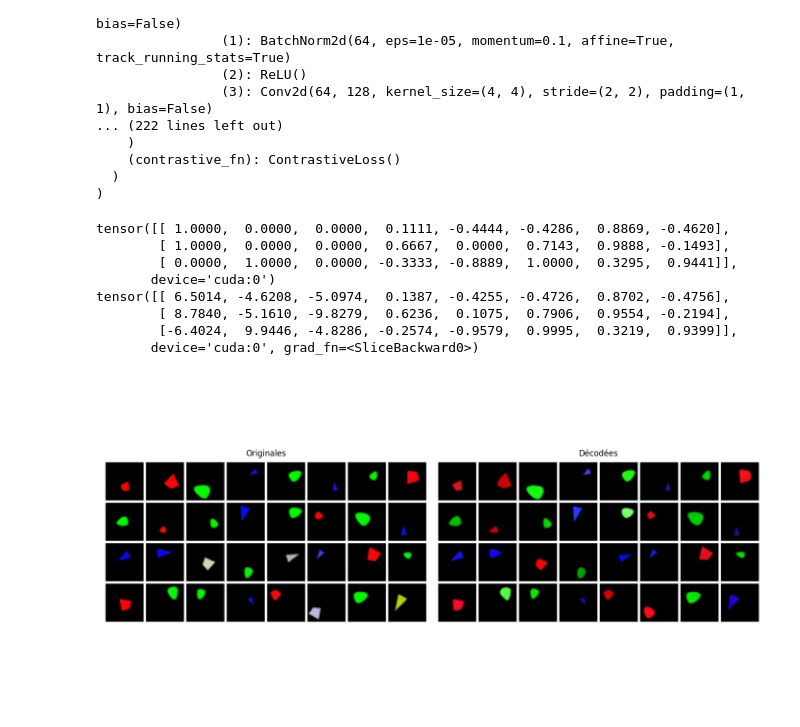
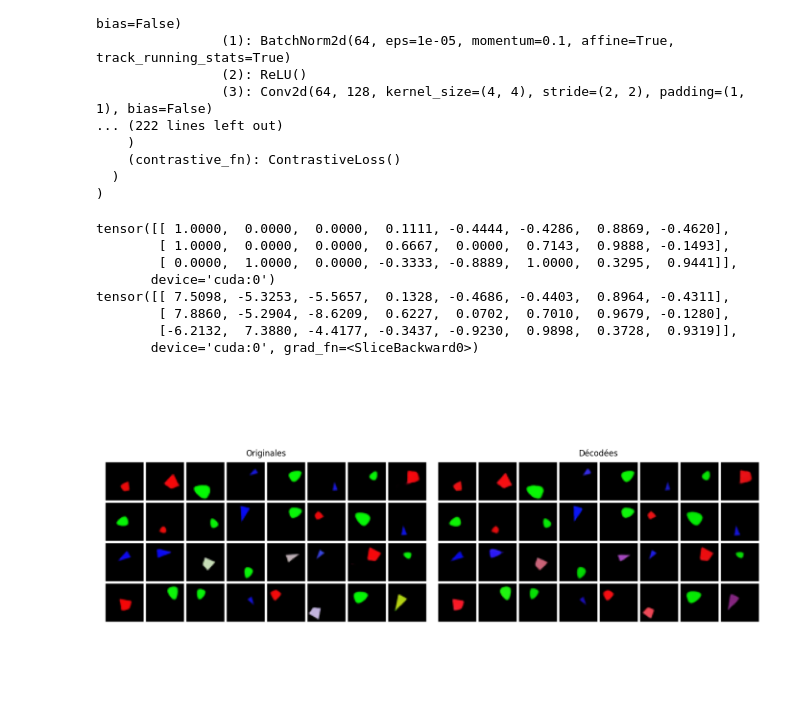
Before and after one commit to lucas-ch/gwsyn, a Jupyter notebook: test.ipynb, the cells around one changed output. Saved outputs shown, nothing was run; the diff lists cells and outputs as text; code cells hidden in the pictures.

Commit message:
handle fuse

```diff
--- a/test.ipynb
+++ b/test.ipynb
@@ -97,5 +103,30 @@ train_samples = data_module.get_samples("train", 32)
 train_samples = batch_to_device(train_samples, device)
+# %%
+class FusionMethod(SelectionBase):
+    def __init__(self, n_samples: int = 32, fusion_attr_weight: float = 0.5):
+        super().__init__()
+        self.n_samples = n_samples
+        self.fusion_attr_weight = fusion_attr_weight
+    def forward(
+        self, domains: Mapping[str, torch.Tensor], encodings_pre_fusion: Mapping[str, torch.Tensor]
+    ) -> dict[str, torch.Tensor]:
+        # If only one domain, we keep it
+        if len(domains) == 1:
+            return {domain: torch.ones(self.n_samples).to(device) for domain in domains}
+        else:
+            selection: dict[str, torch.Tensor] = {}
+            for domain in domains:
+                # We only keep the visual latents
+                if domain == "v_latents":
+                    selection["v_latents"] = (torch.ones(self.n_samples)*(1 - self.fusion_attr_weight)).to(device)
+                else:
+                    # and set 0 to all other domain
+                    selection[domain] = (torch.ones(self.n_samples)*self.fusion_attr_weight).to(device)
+            return selection
 # %%
+# get translations: train samples to gw latent and fusion then back to modal
+selection_mod = FusionMethod(n_samples, fusion_attr_weight)
+
 visual_module = cast(VisualLatentDomainModule, global_workspace.domain_mods["v_latents"])
 train_paired_samples = train_samples[frozenset(["v_latents", "attr"])]
 
@@ -104,51 +135,66 @@ train_attr = torch.cat((train_paired_samples["attr"][0], train_paired_samples["a
 
 unimodal_latents = global_workspace.encode_domains(train_samples)
 gw_latents = global_workspace.encode(unimodal_latents)
+gw_latents_fusion = global_workspace.encode_and_fuse(unimodal_latents, selection_mod)
+
 gw_latents_decoded = global_workspace.decode(gw_latents[frozenset({'attr'})], ["v_latents", "attr"])
+gw_latents_fusion_decoded = global_workspace.decode(gw_latents_fusion, ["v_latents", "attr"])
 
 attr_decoded = gw_latents_decoded["attr"]["attr"]
 images_decoded = visual_module.decode_images(gw_latents_decoded['attr']['v_latents'])
+
+attr_fusion_decoded = gw_latents_fusion_decoded[frozenset({'v_latents', 'attr'})]['attr']
+images_fusion_decoded = visual_module.decode_images(gw_latents_fusion_decoded[frozenset({'v_latents', 'attr'})]['v_latents'])
 # %%
+show_results_fusion = True
+
+result_attr = attr_decoded
+result_images = images_decoded
+
+if show_results_fusion:
+    result_attr = attr_fusion_decoded
+    result_images = images_fusion_decoded
+
 print(train_attr[0:3])
-print(attr_decoded[0:3])
+print(result_attr[0:3])
 # %% [output]
 tensor([[ 1.0000,  0.0000,  0.0000,  0.1111, -0.4444, -0.4286,  0.8869, -0.4620],
         [ 1.0000,  0.0000,  0.0000,  0.6667,  0.0000,  0.7143,  0.9888, -0.1493],
         [ 0.0000,  1.0000,  0.0000, -0.3333, -0.8889,  1.0000,  0.3295,  0.9441]],
        device='cuda:0')
-tensor([[ 6.5014, -4.6208, -5.0974,  0.1387, -0.4255, -0.4726,  0.8702, -0.4756],
-        [ 8.7840, -5.1610, -9.8279,  0.6236,  0.1075,  0.7906,  0.9554, -0.2194],
-        [-6.4024,  9.9446, -4.8286, -0.2574, -0.9579,  0.9995,  0.3219,  0.9399]],
+tensor([[ 7.5098, -5.3253, -5.5657,  0.1328, -0.4686, -0.4403,  0.8964, -0.4311],
+        [ 7.8860, -5.2904, -8.6209,  0.6227,  0.0702,  0.7010,  0.9679, -0.1280],
+        [-6.2132,  7.3880, -4.4177, -0.3437, -0.9230,  0.9898,  0.3728,  0.9319]],
        device='cuda:0', grad_fn=<SliceBackward0>)
 # %%
 import matplotlib.pyplot as plt
 from torchvision.utils import make_grid
 
 
 def get_grid_numpy(samples, nrow=8):
     """Transforme les samples en grille numpy prête pour l'affichage"""
     grid = make_grid(samples, nrow=nrow, pad_value=1).permute(1, 2, 0)
     return grid.detach().cpu().numpy()
 
 # 1. Préparation des données
 grid_train = get_grid_numpy(train_images)
-grid_decoded = get_grid_numpy(images_decoded)
+grid_decoded = get_grid_numpy(result_images)
 
 # 2. Création d'une figure avec 2 lignes (subplots)
 fig, (ax1, ax2) = plt.subplots(1, 2, figsize=(14, 7))
 
 ax1.imshow(grid_train)
 ax1.set_title("Originales")
 ax1.axis('off')
 
 ax2.imshow(grid_decoded)
 ax2.set_title("Décodées")
 ax2.axis('off')
 
 plt.tight_layout()
 plt.show()
 # %% [output]
-[figure, old version]
+[figure, new version]
 # %%
 %matplotlib widget
 device = torch.device("cuda" if torch.cuda.is_available() else "cpu")
```
Also changed, not shown: parts of 4 cells of this notebook, 1 other file.
